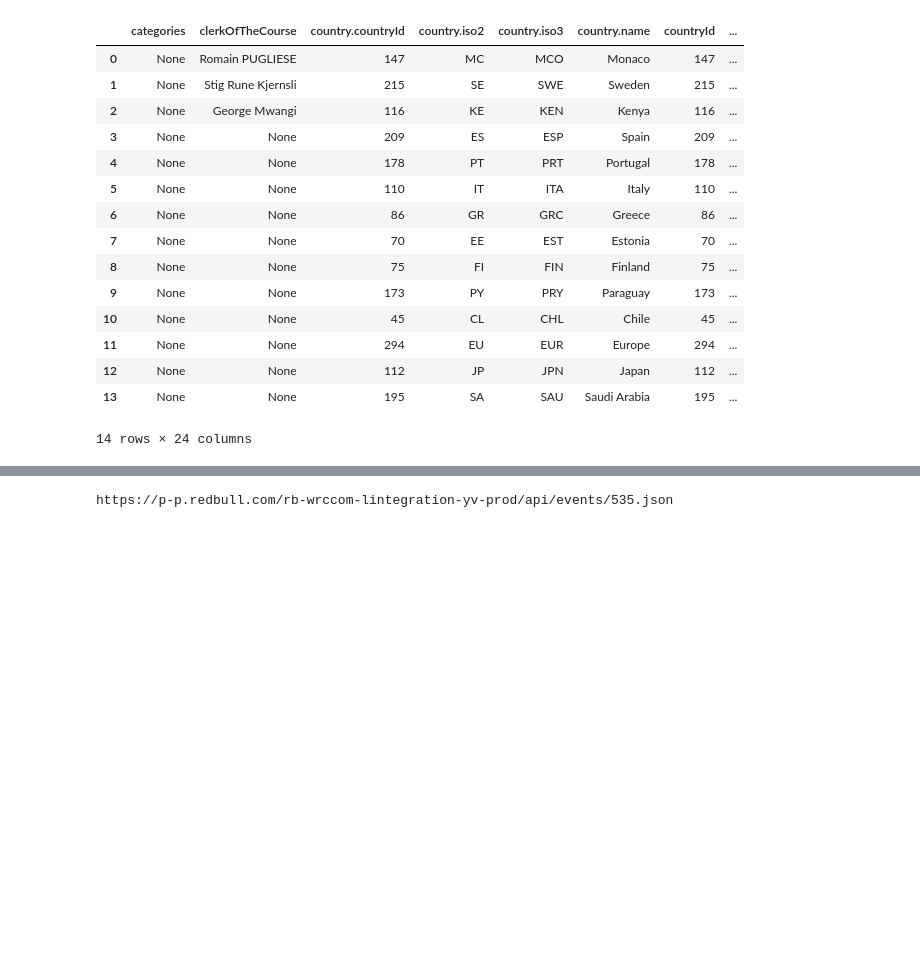
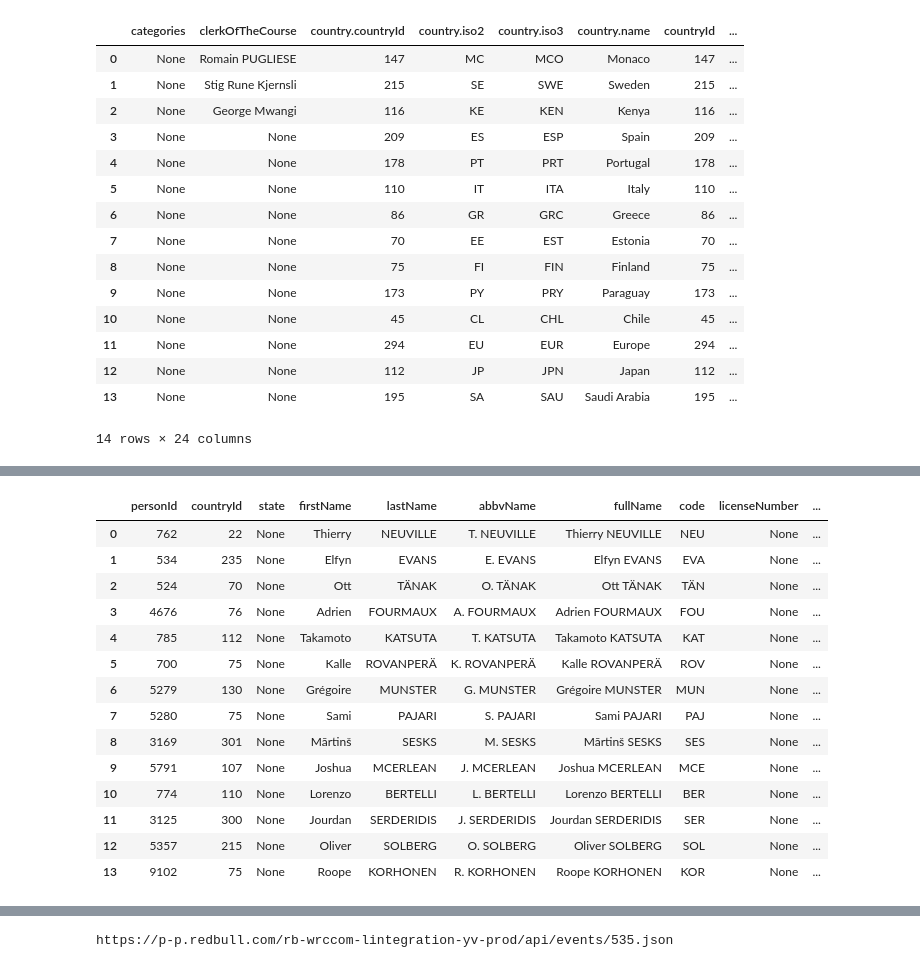
Before and after one commit to RallyDataJunkie/wrc-shinylive, a Jupyter notebook: src/shinyapp/.newRedBullAPI.ipynb, the cells around one changed output, grey strips where cells are left out. Cells and saved outputs as stored; diff of their text form; code cells hidden in the pictures; blank space fills up the shorter version.

```diff
--- a/src/shinyapp/.newRedBullAPI.ipynb
+++ b/src/shinyapp/.newRedBullAPI.ipynb
@@ -914,0 +1153,18 @@ https://p-p.redbull.com/rb-wrccom-lintegration-yv-prod/api/events/535/rallies/58
+# %%
+wrc.getDrivers()
+# %% [output]
+|  | personId | countryId | state | firstName | lastName | abbvName | fullName | code | licenseNumber | ... |
+| 0 | 762 | 22 | None | Thierry | NEUVILLE | T. NEUVILLE | Thierry NEUVILLE | NEU | None | ... |
+| 1 | 534 | 235 | None | Elfyn | EVANS | E. EVANS | Elfyn EVANS | EVA | None | ... |
+| 2 | 524 | 70 | None | Ott | TÄNAK | O. TÄNAK | Ott TÄNAK | TÄN | None | ... |
+| 3 | 4676 | 76 | None | Adrien | FOURMAUX | A. FOURMAUX | Adrien FOURMAUX | FOU | None | ... |
+| 4 | 785 | 112 | None | Takamoto | KATSUTA | T. KATSUTA | Takamoto KATSUTA | KAT | None | ... |
+| 5 | 700 | 75 | None | Kalle | ROVANPERÄ | K. ROVANPERÄ | Kalle ROVANPERÄ | ROV | None | ... |
+| 6 | 5279 | 130 | None | Grégoire | MUNSTER | G. MUNSTER | Grégoire MUNSTER | MUN | None | ... |
+| 7 | 5280 | 75 | None | Sami | PAJARI | S. PAJARI | Sami PAJARI | PAJ | None | ... |
+| 8 | 3169 | 301 | None | Mārtinš | SESKS | M. SESKS | Mārtinš SESKS | SES | None | ... |
+| 9 | 5791 | 107 | None | Joshua | MCERLEAN | J. MCERLEAN | Joshua MCERLEAN | MCE | None | ... |
+| 10 | 774 | 110 | None | Lorenzo | BERTELLI | L. BERTELLI | Lorenzo BERTELLI | BER | None | ... |
+| 11 | 3125 | 300 | None | Jourdan | SERDERIDIS | J. SERDERIDIS | Jourdan SERDERIDIS | SER | None | ... |
+| 12 | 5357 | 215 | None | Oliver | SOLBERG | O. SOLBERG | Oliver SOLBERG | SOL | None | ... |
+| 13 | 9102 | 75 | None | Roope | KORHONEN | R. KORHONEN | Roope KORHONEN | KOR | None | ... |
```
Also changed, not shown: parts of 35 cells of this notebook, 1 other file.
